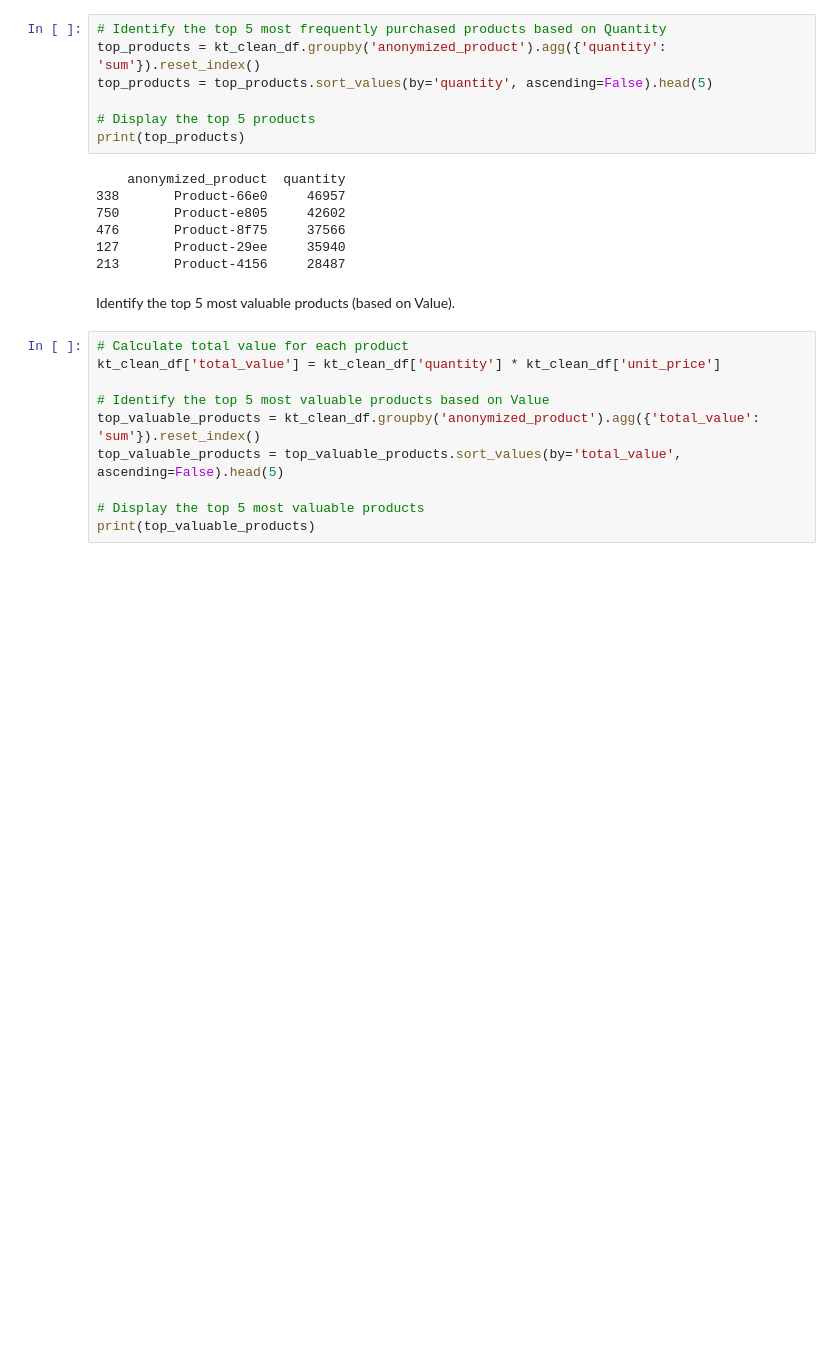
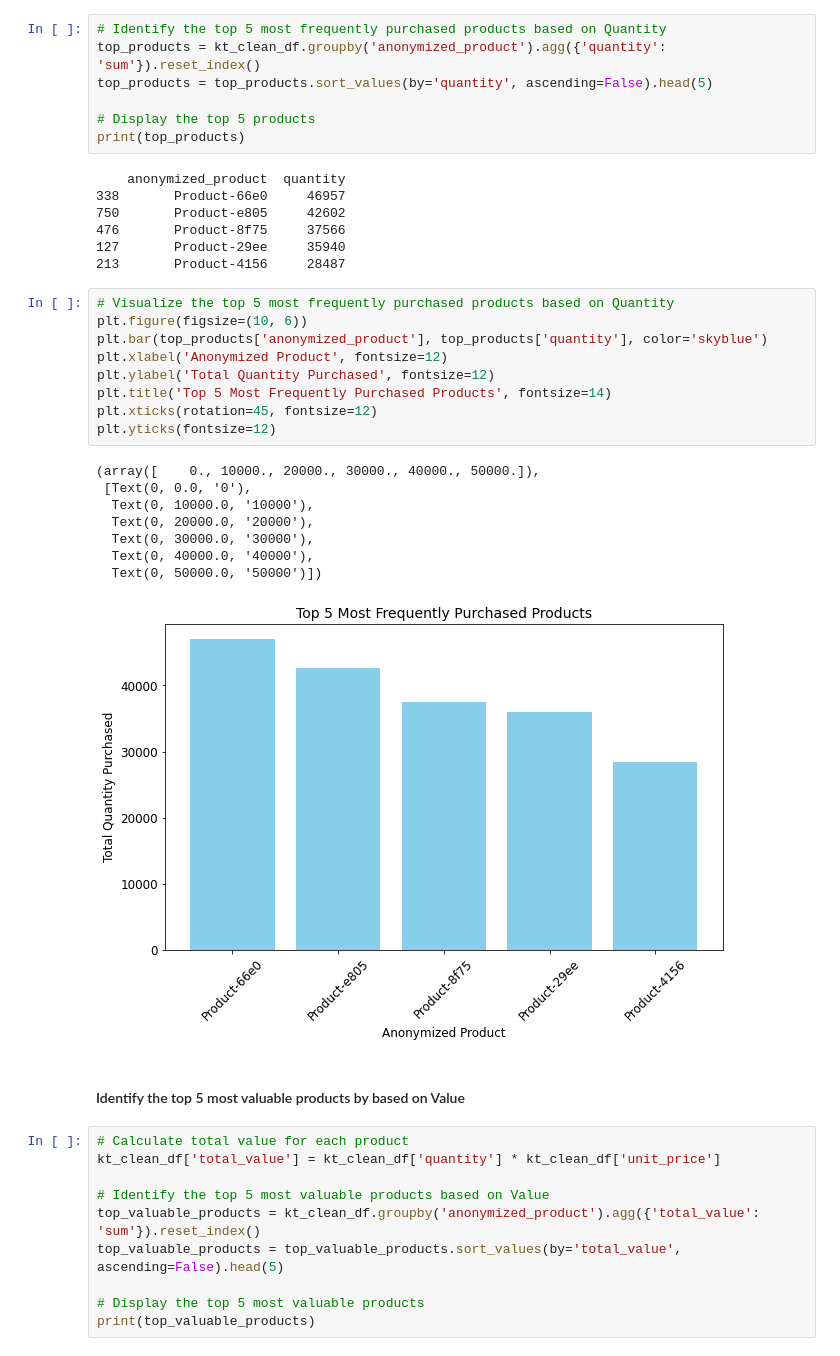
Before and after one commit to wambuiGicheha/kwanza_tukule_TechAssement, a Jupyter notebook: index.ipynb, the cells around one changed output. Saved outputs shown, nothing was run; the diff lists cells and outputs as text; blank space fills up the shorter version.

```diff
--- a/index.ipynb
+++ b/index.ipynb
@@ -510,8 +510,26 @@ print(top_products)
 476       Product-8f75     37566
 127       Product-29ee     35940
 213       Product-4156     28487
+# %%
+# Visualize the top 5 most frequently purchased products based on Quantity
+plt.figure(figsize=(10, 6))
+plt.bar(top_products['anonymized_product'], top_products['quantity'], color='skyblue')
+plt.xlabel('Anonymized Product', fontsize=12)
+plt.ylabel('Total Quantity Purchased', fontsize=12)
+plt.title('Top 5 Most Frequently Purchased Products', fontsize=14)
+plt.xticks(rotation=45, fontsize=12)
+plt.yticks(fontsize=12)
+# %% [output]
+(array([    0., 10000., 20000., 30000., 40000., 50000.]),
+ [Text(0, 0.0, '0'),
+  Text(0, 10000.0, '10000'),
+  Text(0, 20000.0, '20000'),
+  Text(0, 30000.0, '30000'),
+  Text(0, 40000.0, '40000'),
+  Text(0, 50000.0, '50000')])
+[figure, added]
 # %% [markdown]
-Identify the top 5 most valuable products (based on Value).
+#### Identify the top 5 most valuable products by based on Value
 # %%
 # Calculate total value for each product
 kt_clean_df['total_value'] = kt_clean_df['quantity'] * kt_clean_df['unit_price']
```
Also changed, not shown: parts of 1 cell of this notebook.
